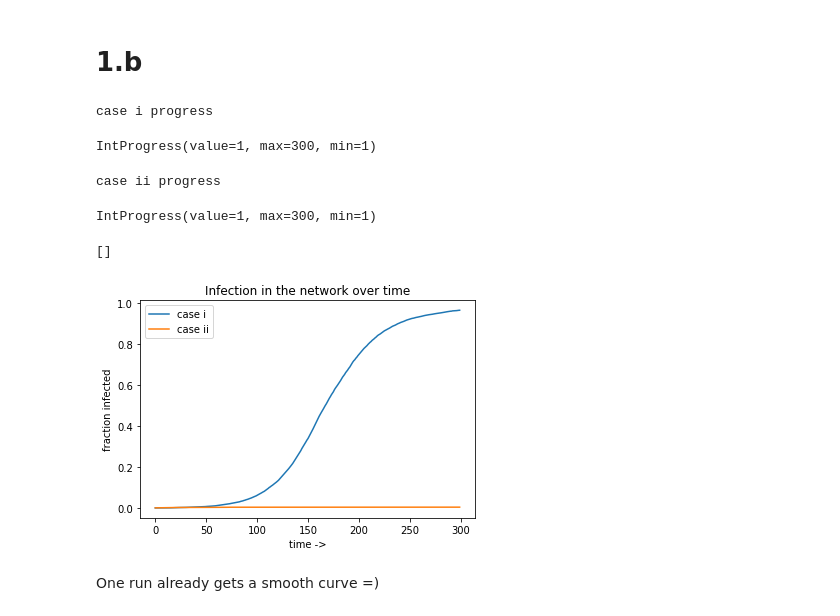
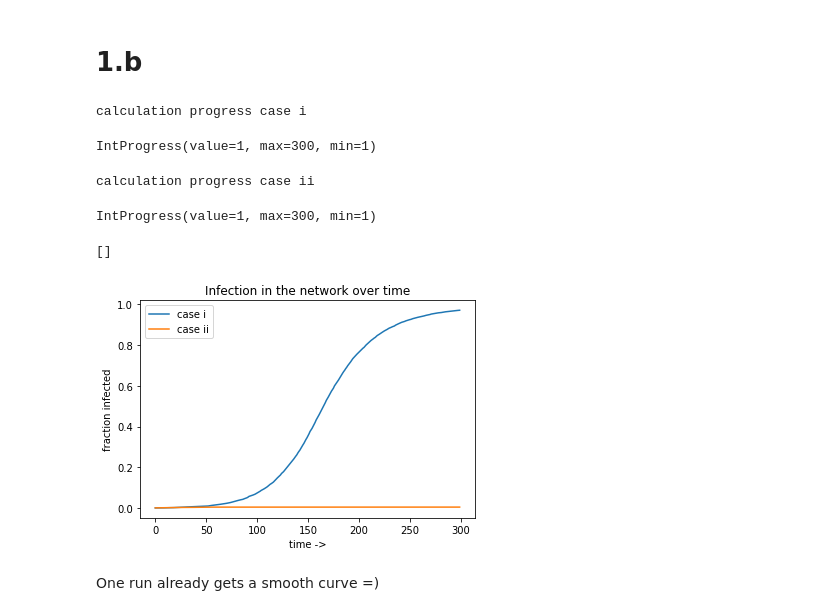
Before and after one commit to Teaksters/EpidemicsNetwork, a Jupyter notebook: Lab7.ipynb, the cells around one changed output. Drawn from its saved outputs; the diff is of its cells as text; code cells hidden in the pictures.

```diff
--- a/Lab7.ipynb
+++ b/Lab7.ipynb
@@ -268,6 +264,7 @@ prob infected: 0.75
 # %%
 # function for plotting
-def plot1b(N,k,i,initial_infected_prob,timesteps,case):
+def plot1b(N,k,i,initial_infected_prob,timesteps):
+    # create network
     G = nx.fast_gnp_random_graph(N,k / N)
 
     # infect initial nodes
@@ -302,42 +299,42 @@ def plot1b(N,k,i,initial_infected_prob,timesteps,case):
         infected_nodes.append(infected_per_timestep/N)
         f.value = x+1 # update progress bar
 
-    # plot
-    plt.xlabel("time ->")
-    plt.ylabel("fraction infected")
-    plt.plot(infected_nodes, label = case)
+    return infected_nodes
 # %%
+# set variables
+initial_infected_prob = 0.001
+timesteps = 300
+
 # case i
 N = 10**4
 k = 5.0
 i = 0.01
-initial_infected_prob = 0.001
-timesteps = 300
-case = 'case i'
-print("case i progress")
-plot1b(N,k,i,initial_infected_prob,timesteps,case)
+print("calculation progress case i")
+case_i = plot1b(N,k,i,initial_infected_prob,timesteps)
 
 # case ii
 N = 10**4
 k = 0.8
 i = 0.1
-initial_infected_prob = 0.001
-timesteps = 300
-case = 'case ii'
-print("case ii progress")
-plot1b(N,k,i,initial_infected_prob,timesteps,case)
-
-# plot
-plt.title("Infection in the network over time")
-plt.legend()
-plt.plot()
+print("calculation progress case ii")
+case_ii = plot1b(N,k,i,initial_infected_prob,timesteps)
 # %% [output]
-case i progress
+calculation progress case i
 IntProgress(value=1, max=300, min=1)
-case ii progress
+calculation progress case ii
 IntProgress(value=1, max=300, min=1)
-[]
-[figure, removed]
+# %%
+# plot
+plt.xlabel("time ->")
+plt.ylabel("fraction infected")
+plt.title("Infection in the network over time")
+plt.plot(case_i, label = 'case i')
+plt.plot(case_ii, label = 'case ii')
+plt.legend()
+plt.plot()
+# %% [output]
+[]
+[figure, added]
 # %% [markdown]
 One run already gets a smooth curve =)
 # %% [markdown]
```
Also changed, not shown: parts of 14 cells of this notebook.
